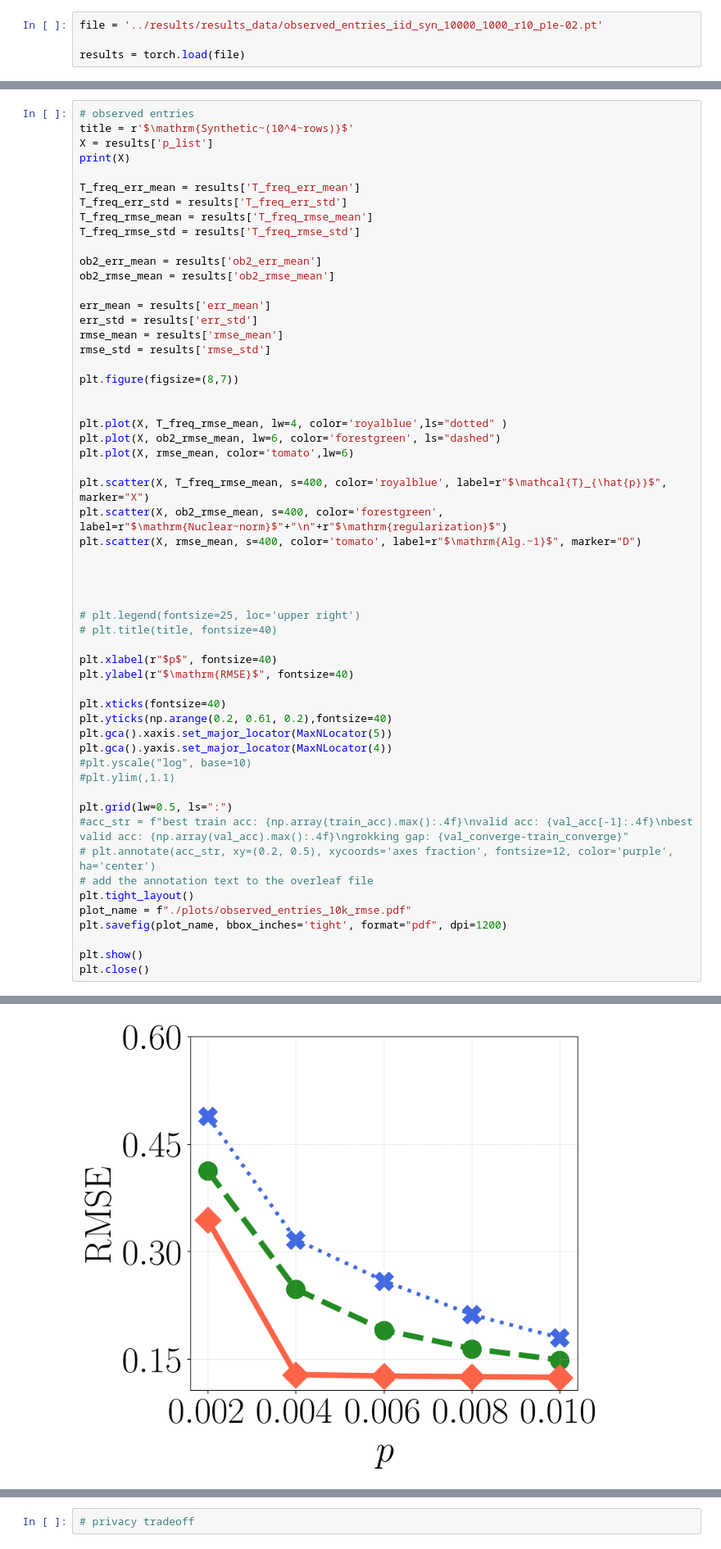
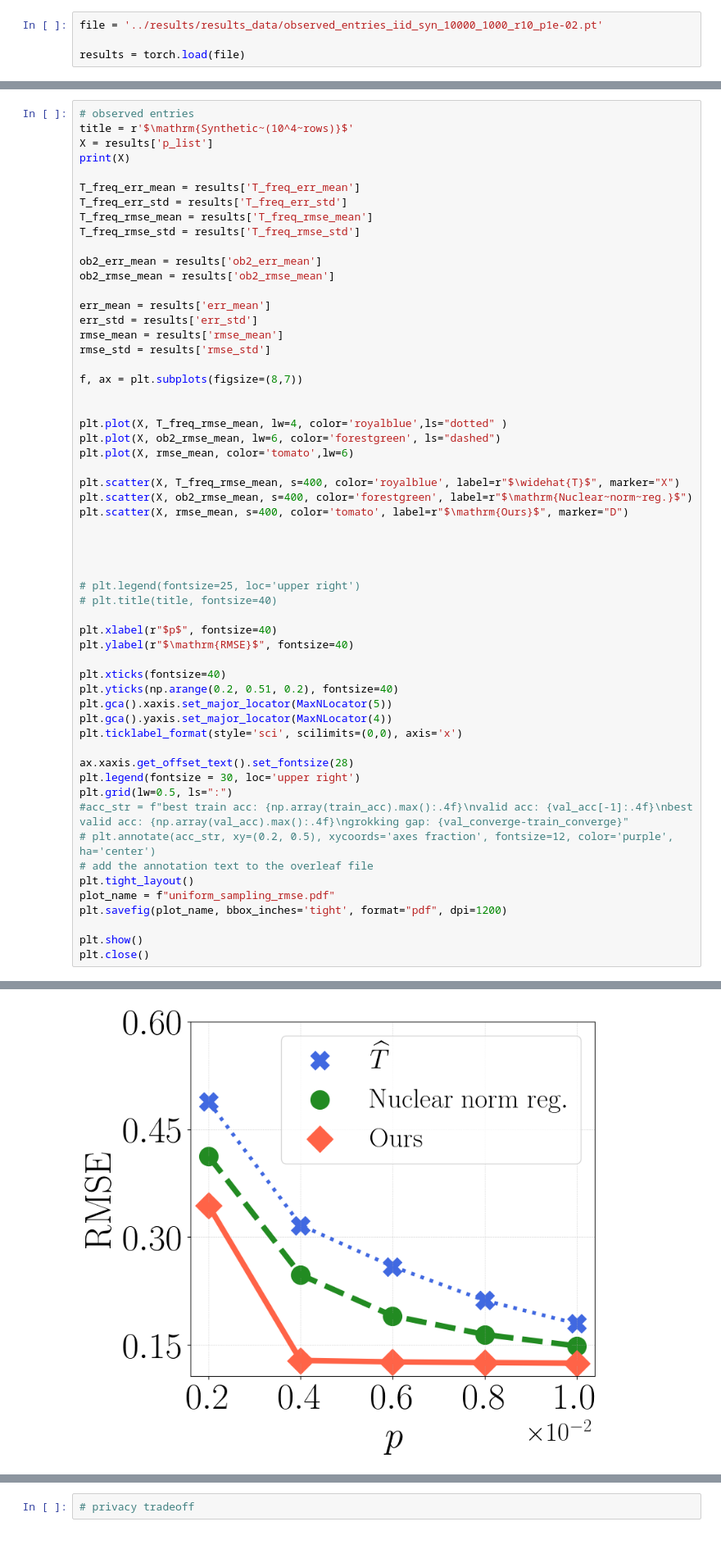
Before and after one commit to VirtuosoResearch/Matrix-completion-from-ultrasparse-samples, a Jupyter notebook: revised_figures/observed_entries.ipynb, the cells around one changed output, grey strips where cells are left out. Shown at 82% size. Cells and saved outputs as stored; diff of their text form.

```diff
--- a/revised_figures/observed_entries.ipynb
+++ b/revised_figures/observed_entries.ipynb
@@ -94,46 +91,47 @@ err_std = results['err_std']
 rmse_mean = results['rmse_mean']
 rmse_std = results['rmse_std']
 
-plt.figure(figsize=(8,7))
+f, ax = plt.subplots(figsize=(8,7))
 
 
 plt.plot(X, T_freq_rmse_mean, lw=4, color='royalblue',ls="dotted" )
 plt.plot(X, ob2_rmse_mean, lw=6, color='forestgreen', ls="dashed")
 plt.plot(X, rmse_mean, color='tomato',lw=6)
 
-plt.scatter(X, T_freq_rmse_mean, s=400, color='royalblue', label=r"$\mathcal{T}_{\hat{p}}$", marker="X")
-plt.scatter(X, ob2_rmse_mean, s=400, color='forestgreen', label=r"$\mathrm{Nuclear~norm}$"+"\n"+r"$\mathrm{regularization}$")
-plt.scatter(X, rmse_mean, s=400, color='tomato', label=r"$\mathrm{Alg.~1}$", marker="D")
+plt.scatter(X, T_freq_rmse_mean, s=400, color='royalblue', label=r"$\widehat{T}$", marker="X")
+plt.scatter(X, ob2_rmse_mean, s=400, color='forestgreen', label=r"$\mathrm{Nuclear~norm~reg.}$")
+plt.scatter(X, rmse_mean, s=400, color='tomato', label=r"$\mathrm{Ours}$", marker="D")
 
 
 
 
 # plt.legend(fontsize=25, loc='upper right')
 # plt.title(title, fontsize=40)
 
 plt.xlabel(r"$p$", fontsize=40)
 plt.ylabel(r"$\mathrm{RMSE}$", fontsize=40)
 
 plt.xticks(fontsize=40)
-plt.yticks(np.arange(0.2, 0.61, 0.2),fontsize=40)
+plt.yticks(np.arange(0.2, 0.51, 0.2), fontsize=40)
 plt.gca().xaxis.set_major_locator(MaxNLocator(5))
 plt.gca().yaxis.set_major_locator(MaxNLocator(4))
-#plt.yscale("log", base=10)
-#plt.ylim(,1.1)
+plt.ticklabel_format(style='sci', scilimits=(0,0), axis='x')
 
+ax.xaxis.get_offset_text().set_fontsize(28)
+plt.legend(fontsize = 30, loc='upper right')
 plt.grid(lw=0.5, ls=":")
 #acc_str = f"best train acc: {np.array(train_acc).max():.4f}\nvalid acc: {val_acc[-1]:.4f}\nbest valid acc: {np.array(val_acc).max():.4f}\ngrokking gap: {val_converge-train_converge}"
 # plt.annotate(acc_str, xy=(0.2, 0.5), xycoords='axes fraction', fontsize=12, color='purple', ha='center')
 # add the annotation text to the overleaf file
 plt.tight_layout()
-plot_name = f"./plots/observed_entries_10k_rmse.pdf"
+plot_name = f"uniform_sampling_rmse.pdf"
 plt.savefig(plot_name, bbox_inches='tight', format="pdf", dpi=1200)
 
 plt.show()
 plt.close()
 # %% [output]
 [0.002, 0.004, 0.006, 0.008, 0.01]
-[figure, old version]
+[figure, new version]
 # %%
 print(original_err_mean[-1])
 print(T_prob_err_mean[-1])
```
Also changed, not shown: parts of 2 cells of this notebook, 2 other files.
